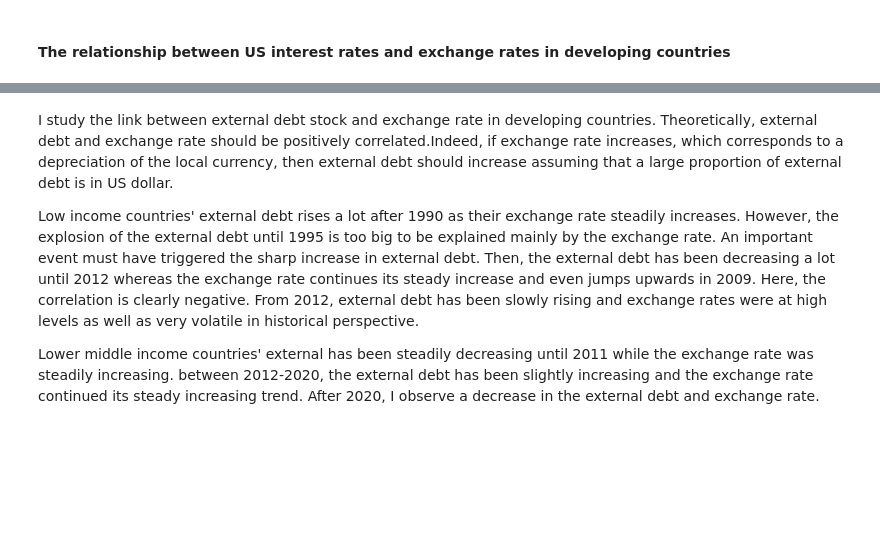
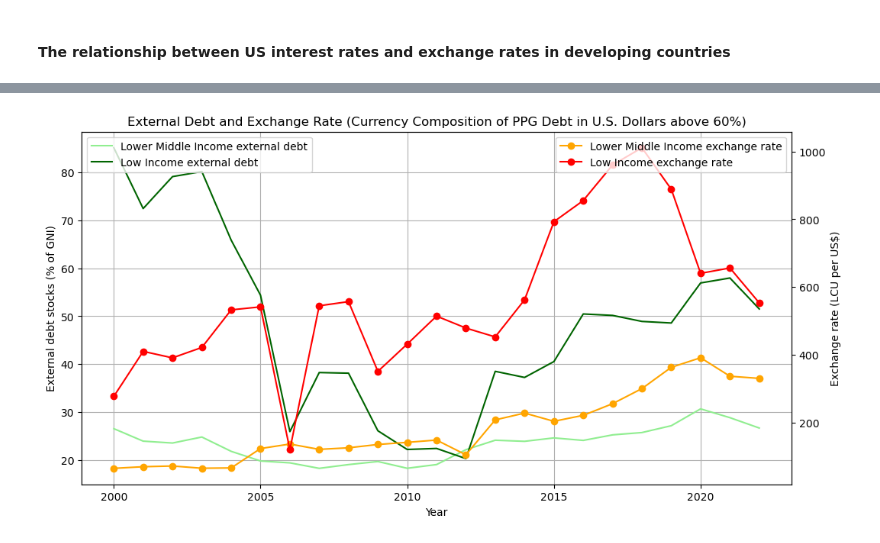
Before and after one commit to maude04/pp4rs_project, a Jupyter notebook: src/project_programming.ipynb, the cells around one changed output, grey strips where cells are left out. Saved outputs shown, nothing was run; the diff lists cells and outputs as text; code cells hidden in the pictures; blank space fills up the shorter version.

```diff
--- a/src/project_programming.ipynb
+++ b/src/project_programming.ipynb
@@ -265,11 +244,13 @@ def weighted_mean(df, value_col, weight_col):
 
 # List of columns to compute the weighted mean for, excluding non-numeric columns
 
-value_columns = df_FRED_WB_wide2.columns.difference(['Country Name', 'Country Code', 'Year', 'Region', 'Income group', 'Population, total', 'Series Name'])
+value_columns = df_FRED_WB_wide2.columns.difference(['Country Name', 'Country Code', 'Year', 'Region', 'Income group', 'Series Name'])
 
-# Group by 'Income group' and compute the weighted mean for each column
+# Group by 'Income group' and 'Year' and compute the weighted mean for each column
 data_FRED_WB_agg = df_FRED_WB_wide2.groupby(['Income group','Year']).apply(
     lambda x: pd.Series({col: weighted_mean(x, col, 'Population, total') for col in value_columns})
 ).reset_index()
 
 # Display the aggregated DataFrame
+
+data_FRED_WB_agg.head(10)
@@ -380,6 +510,48 @@ plt.show()
-# %% [markdown]
-I study the link between external debt stock and exchange rate in developing countries. Theoretically, external debt and exchange rate should be positively correlated.Indeed, if exchange rate increases, which corresponds to a depreciation of the local currency, then external debt should increase assuming that a large proportion of external debt is in US dollar.
-
-Low income countries' external debt rises a lot after 1990 as their exchange rate steadily increases. However, the explosion of the external debt until 1995 is too big to be explained mainly by the exchange rate. An important event must have triggered the sharp increase in external debt. Then, the external debt has been decreasing a lot until 2012 whereas the exchange rate continues its steady increase and even jumps upwards in 2009. Here, the correlation is clearly negative. From 2012, external debt has been slowly rising and exchange rates were at high levels as well as very volatile in historical perspective.
-
-Lower middle income countries' external has been steadily decreasing until 2011 while the exchange rate was steadily increasing. between 2012-2020, the external debt has been slightly increasing and the exchange rate continued its steady increasing trend. After 2020, I observe a decrease in the external debt and exchange rate.
+# %%
+# relationship between the exchange rate and the external debt stocks (% of GNI) for countries whose currency composition of PPG debt in U.S. dollars is at least 60%
+
+## Filter the data_FRED_WB_wide2 DataFrame to include only rows where the "Currency composition of PPG debt, U.S. dollars (%)" column is greater than or equal to 60%
+
+df_cur_comp_60 = df_FRED_WB_wide2[(df_FRED_WB_wide2['Currency composition of PPG debt, U.S. dollars (%)'] >= 60) & (df_FRED_WB_wide2['Year'] >= 2000)]
+## Aggregate df_cur_comp_60 by income group and year
+
+df_cur_comp_60_agg = df_cur_comp_60.groupby(['Income group', 'Year']).apply(lambda x: pd.Series({col: weighted_mean(x, col, 'Population, total') for col in value_columns})
+).reset_index()
+
+## Filter the df_cur_comp_60_agg DataFrame to include only rows where the "Income group" column is equal to "Low income" and "Lower middle income"
+
+df_low_income_cur_comp_60_agg = df_cur_comp_60_agg[df_cur_comp_60_agg['Income group'] == 'Low income']
+
+df_lower_middle_income_cur_comp_60_agg = df_cur_comp_60_agg[df_cur_comp_60_agg['Income group'] == 'Lower middle income']
+
+df_lower_middle_income_cur_comp_60_agg.head(50)
+
+## Plot
+
+# Plot the exchange rate and external debt stocks over time for countries with currency composition of PPG debt in U.S. dollars greater than or equal to 60%
+
+fig, ax1 = plt.subplots(figsize=(12, 6))
+
+# Plot the external debt stocks on the first y-axis
+
+ax1.plot(df_lower_middle_income_cur_comp_60_agg['Year'], df_lower_middle_income_cur_comp_60_agg['External debt stocks (% of GNI)'], color='lightgreen', label='Lower Middle Income external debt')
+ax1.plot(df_low_income_cur_comp_60_agg['Year'], df_low_income_cur_comp_60_agg['External debt stocks (% of GNI)'], color='darkgreen', label='Low Income external debt')
+
+ax1.set_xlabel('Year')
+ax1.set_ylabel('External debt stocks (% of GNI)')
+ax1.set_title('External Debt and Exchange Rate (Currency Composition of PPG Debt in U.S. Dollars above 60%)')
+ax1.grid()
+ax1.legend(loc='upper left')
+
+# Create a second y-axis for the exchange rates
+ax2 = ax1.twinx()
+ax2.plot(df_lower_middle_income_cur_comp_60_agg['Year'], df_lower_middle_income_cur_comp_60_agg['Official exchange rate (LCU per US$, period average)'], marker='o', color='orange', label='Lower Middle Income exchange rate')
+ax2.plot(df_low_income_cur_comp_60_agg['Year'], df_low_income_cur_comp_60_agg['Official exchange rate (LCU per US$, period average)'], marker='o', color='red', label='Low Income exchange rate')
+
+ax2.set_ylabel('Exchange rate (LCU per US$)')
+#ax2.set_ylim(0, 1500)  # 2008 is an outlier for lower middle income countries because of Zimbabwe
+ax2.legend(loc='upper right')
+
+plt.show()
+# %% [output]
+[figure, added]
```
Also changed, not shown: parts of 35 cells of this notebook.
